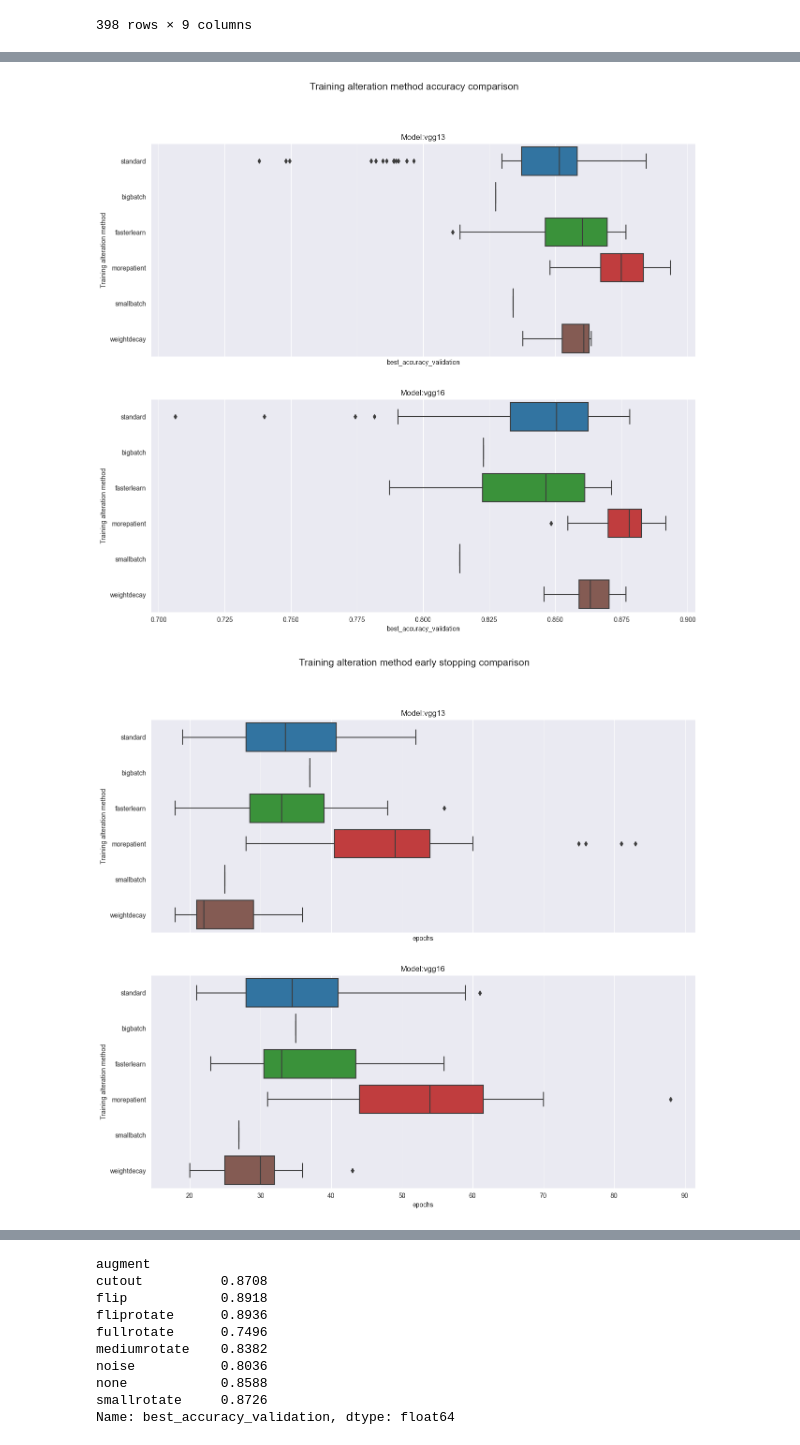
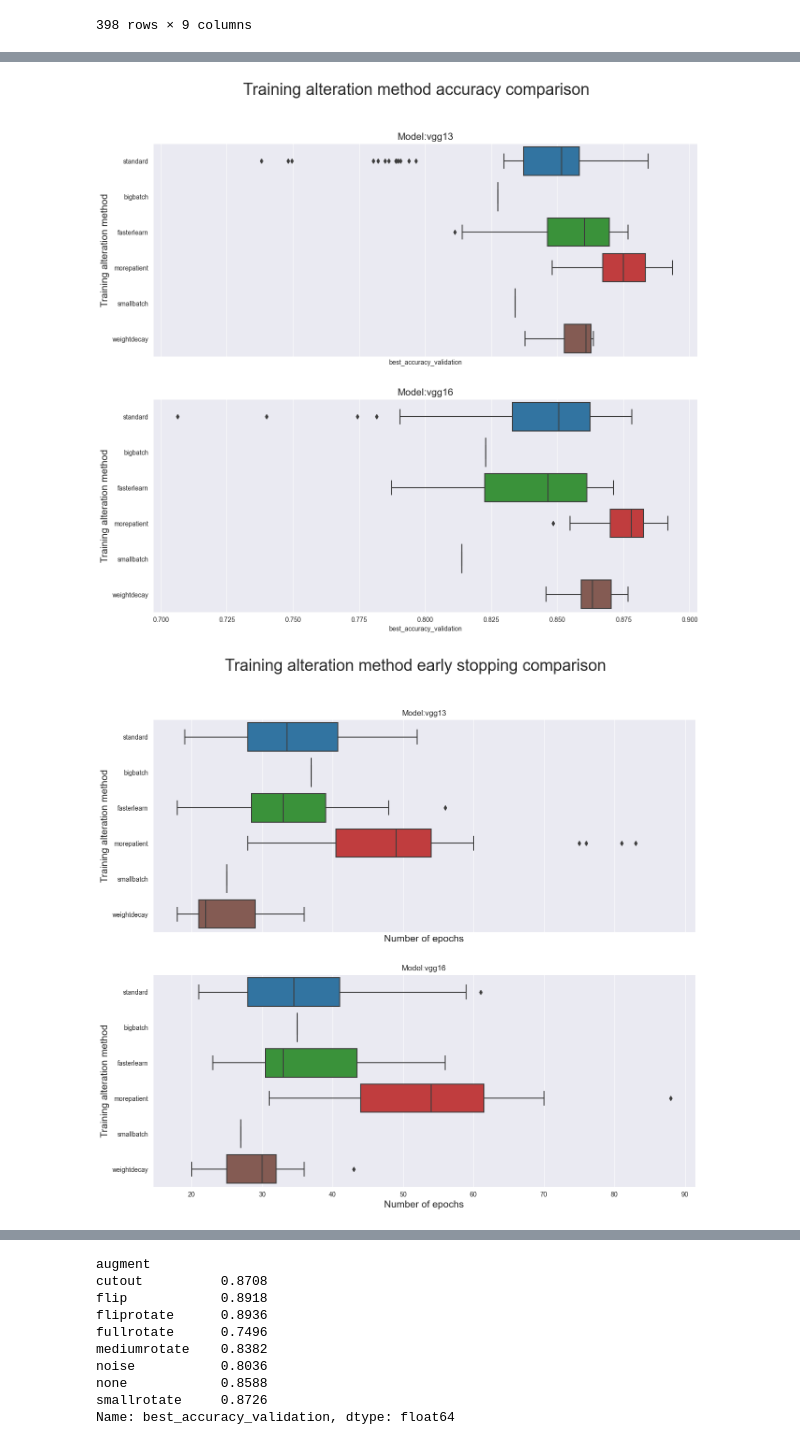
Before and after one commit to jakfol1217/DeepLearning, a Jupyter notebook: Project1/Experiment Analysis.ipynb, the cells around one changed output, grey strips where cells are left out. Cells and saved outputs as stored; diff of their text form; code cells hidden in the pictures.

```diff
--- a/Project1/Experiment Analysis.ipynb
+++ b/Project1/Experiment Analysis.ipynb
@@ -1,3 +1,7 @@
+# %%
+import matplotlib as mpl
+mpl.rcParams['xtick.labelsize'] = 10
+mpl.rcParams['ytick.labelsize'] = 10
 # %%
 import os
 import json
@@ -73,9 +79,10 @@ plt.show()
 # %%
 fig, ax = plt.subplots(3, 1, figsize=(15,13), sharex='col')
-fig.suptitle("Augmentation method accuracy comparison", fontsize=15)
+fig.suptitle("Augmentation method accuracy comparison", fontsize=25)
 for i, name in enumerate(["vgg11", "vgg13", "vgg16"]):
     sns.boxplot(y="augment", x="best_accuracy_validation", data=res_df.loc[res_df['name'] == name], ax=ax[i])
-    ax[i].title.set_text('Model:{}'.format(name))
-    ax[i].set_ylabel("Augmentation method")
+    ax[i].set_title('Model:{}'.format(name), fontsize=15)
+    ax[i].set_ylabel("Augmentation method", fontsize=15)
+    ax[i].set_xlabel("Best validation accuracy", fontsize=15)
 plt.show()
 # %% [output]
@@ -83,9 +90,10 @@ plt.show()
 # %%
 fig, ax = plt.subplots(3, 1, figsize=(15,13), sharex='col')
-fig.suptitle("Augmentation method early stopping comparison", fontsize=15)
+fig.suptitle("Augmentation method early stopping comparison", fontsize=25)
 for i, name in enumerate(["vgg11", "vgg13", "vgg16"]):
     sns.boxplot(y="augment", x="epochs", data=res_df.loc[res_df['name'] == name], ax=ax[i])
-    ax[i].title.set_text('Model:{}'.format(name))
-    ax[i].set_ylabel("Augmentation method")
+    ax[i].set_title('Model:{}'.format(name), fontsize=15)
+    ax[i].set_ylabel("Augmentation method", fontsize=15)
+    ax[i].set_xlabel("Number of epochs", fontsize=15)
 plt.show()
 # %% [output]
@@ -93,23 +101,26 @@ plt.show()
 # %%
 fig, ax = plt.subplots(2, 1, figsize=(15,13), sharex='col')
-fig.suptitle("Training alteration method accuracy comparison", fontsize=15)
+fig.suptitle("Training alteration method accuracy comparison", fontsize=25)
 for i, name in enumerate(["vgg13", "vgg16"]):
     sns.boxplot(y="train", x="best_accuracy_validation", data=res_df.loc[res_df['name'] == name], ax=ax[i])
-    ax[i].title.set_text('Model:{}'.format(name))
-    ax[i].set_ylabel("Training alteration method")
+    ax[i].set_title('Model:{}'.format(name), fontsize=15)
+    ax[i].set_ylabel("Augmentation method", fontsize=15)
+
+    ax[i].set_ylabel("Training alteration method", fontsize=15)
 plt.show()
 # %% [output]
-[figure, old version]
+[figure, new version]
 # %%
 fig, ax = plt.subplots(2, 1, figsize=(15, 13), sharex='col')
-fig.suptitle("Training alteration method early stopping comparison", fontsize=15)
+fig.suptitle("Training alteration method early stopping comparison", fontsize=25)
 for i, name in enumerate(["vgg13", "vgg16"]):
     sns.boxplot(y="train", x="epochs", data=res_df.loc[res_df['name'] == name], ax=ax[i])
-    ax[i].title.set_text('Model:{}'.format(name))
-    ax[i].set_ylabel("Training alteration method")
+    ax[i].set_title('Model:{}'.format(name))
+    ax[i].set_ylabel("Training alteration method", fontsize=15)
+    ax[i].set_xlabel("Number of epochs", fontsize=15)
 plt.show()
 # %% [output]
-[figure, old version]
+[figure, new version]
 # %%
 def plot_best_trajectories(df, title, legend_title):
     n = len(df)
```
Also changed, not shown: parts of 8 cells of this notebook.
